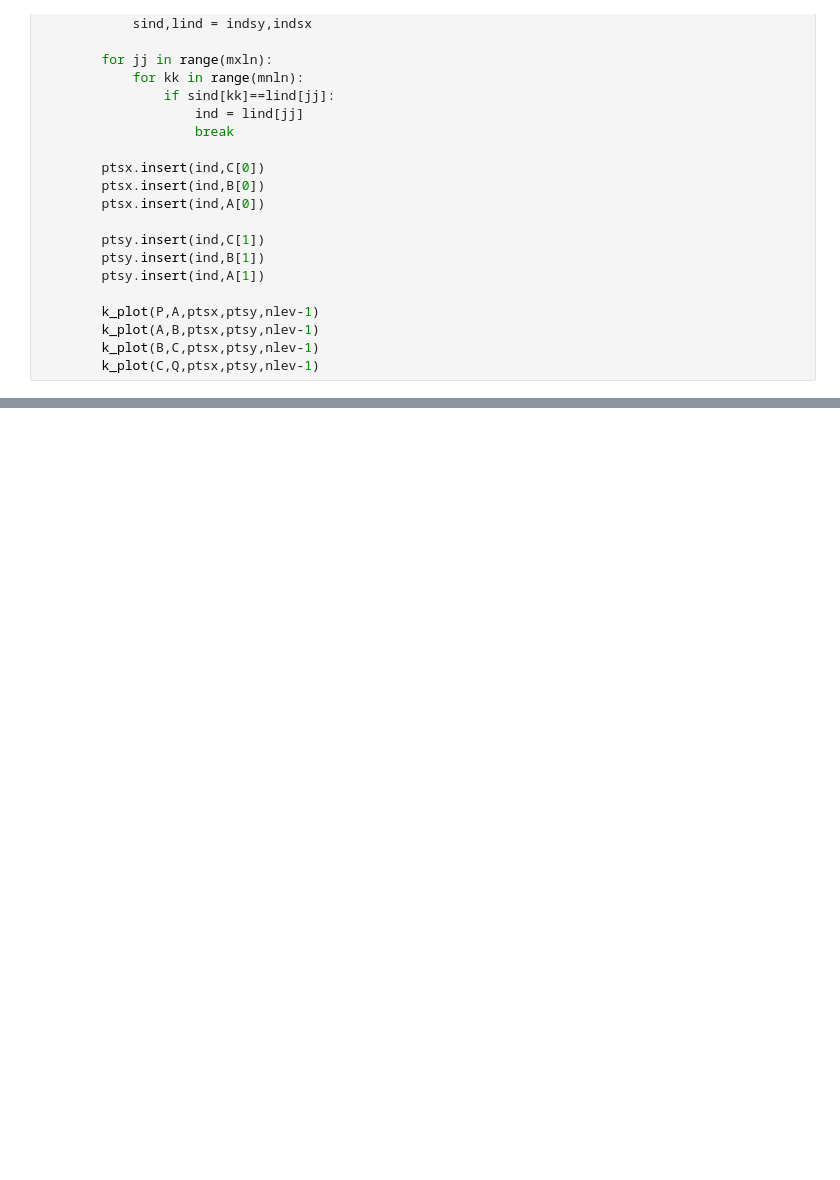
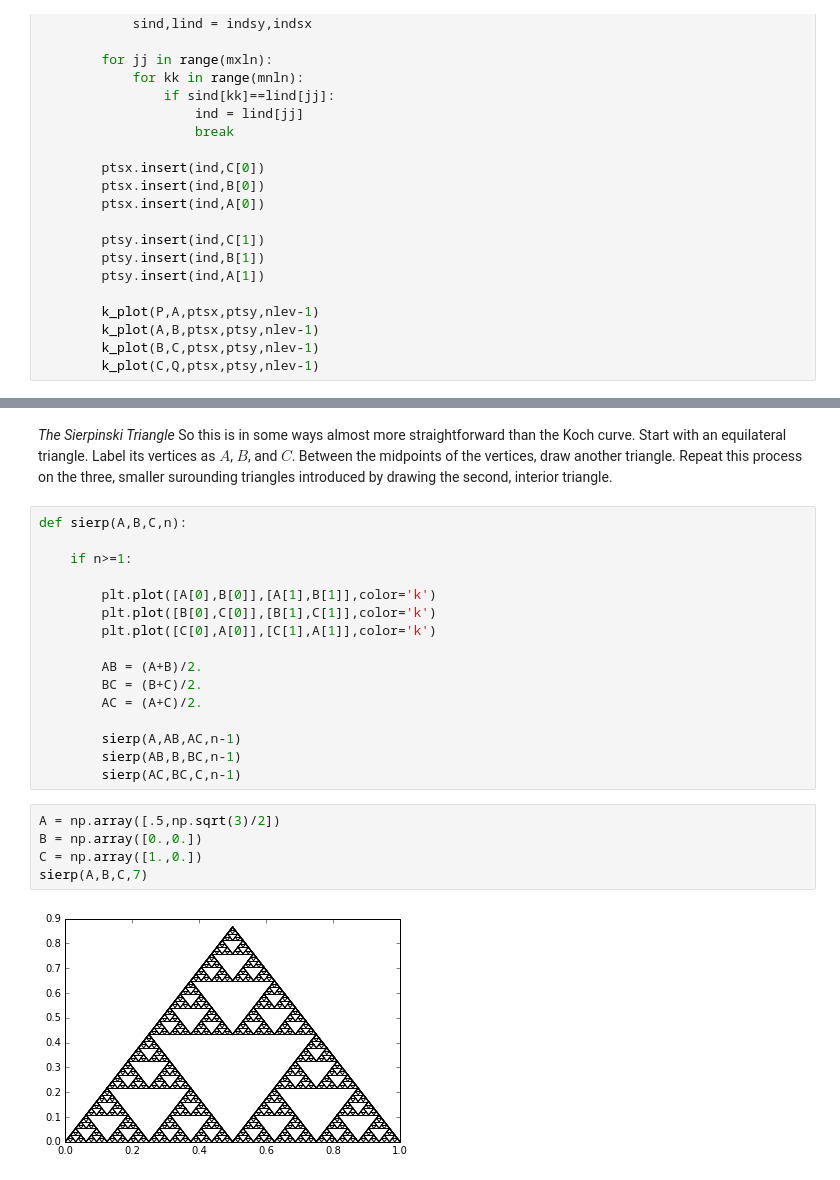
Before and after one commit to cwcurtis/Math-340-Notebooks, a Jupyter notebook: Lectures/Lecture - Chapter 38.ipynb, the cells around one changed output, grey strips where cells are left out. Cells and saved outputs as stored; diff of their text form; blank space fills up the shorter version.

```diff
--- a/Lectures/Lecture - Chapter 38.ipynb
+++ b/Lectures/Lecture - Chapter 38.ipynb
@@ -94,3 +96,28 @@ plt.plot(ptsx,ptsy)
 # %% [output]
 [<matplotlib.lines.Line2D at 0x...>]
 [figure]
+# %% [markdown]
+*The Sierpinski Triangle*  So this is in some ways almost more straightforward than the Koch curve.  Start with an equilateral triangle.  Label its vertices as $A$, $B$, and $C$.  Between the midpoints of the vertices, draw another triangle.  Repeat this process on the three, smaller surounding triangles introduced by drawing the second, interior triangle.
+# %%
+def sierp(A,B,C,n):
+
+    if n>=1:
+
+        plt.plot([A[0],B[0]],[A[1],B[1]],color='k')
+        plt.plot([B[0],C[0]],[B[1],C[1]],color='k')
+        plt.plot([C[0],A[0]],[C[1],A[1]],color='k')
+
+        AB = (A+B)/2.
+        BC = (B+C)/2.
+        AC = (A+C)/2.
+
+        sierp(A,AB,AC,n-1)
+        sierp(AB,B,BC,n-1)
+        sierp(AC,BC,C,n-1)
+# %%
+A = np.array([.5,np.sqrt(3)/2])
+B = np.array([0.,0.])
+C = np.array([1.,0.])
+sierp(A,B,C,7)
+# %% [output]
+[figure, added]
```
Also changed, not shown: parts of 5 cells of this notebook.
